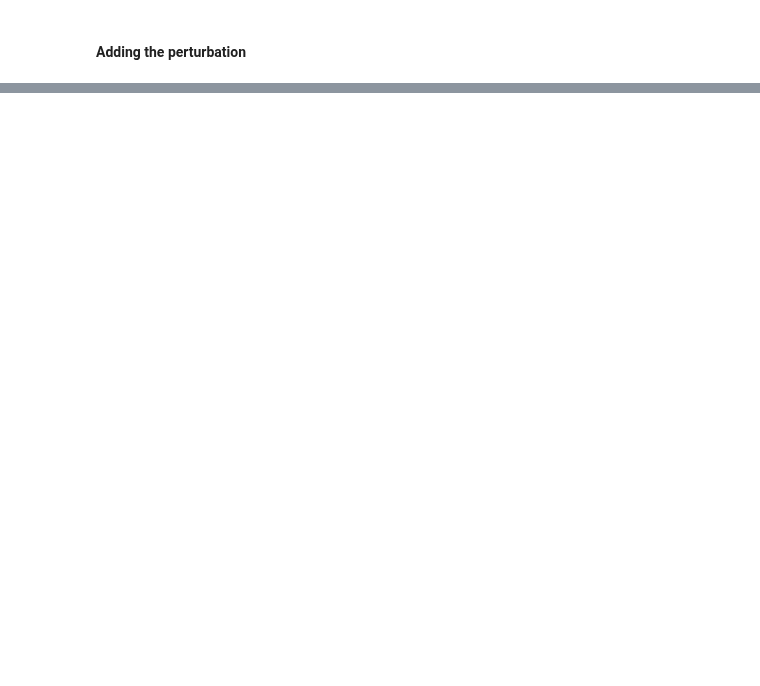
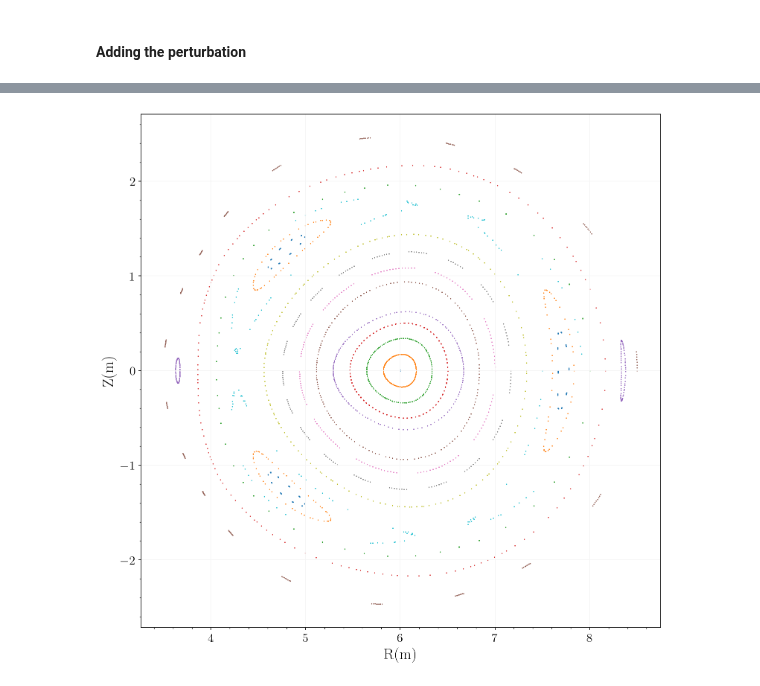
Before and after one commit to Akitzu/masterthesis, a Jupyter notebook: runs/squared-3-2/unperturbed.ipynb, the cells around one changed output, grey strips where cells are left out. Cells and saved outputs as stored; diff of their text form; code cells hidden in the pictures; blank space fills up the shorter version.

```diff
--- a/runs/squared-3-2/unperturbed.ipynb
+++ b/runs/squared-3-2/unperturbed.ipynb
@@ -81,6 +85,8 @@ pplot_perturbed.compute()
 # %%
 fig_perturbed, ax_perturbed = pplot_perturbed.plot(marker=".", s=1)
-fig_perturbed.show()
+fig_perturbed
+# %% [output]
+[figure, added]
 # %%
 pyoproblem.plot_intensities([4, 8], [-2, 2], ax=ax_perturbed, alpha=0.3)
 display(fig_perturbed.canvas)
```
Also changed, not shown: parts of 20 cells of this notebook, 4 other files.
